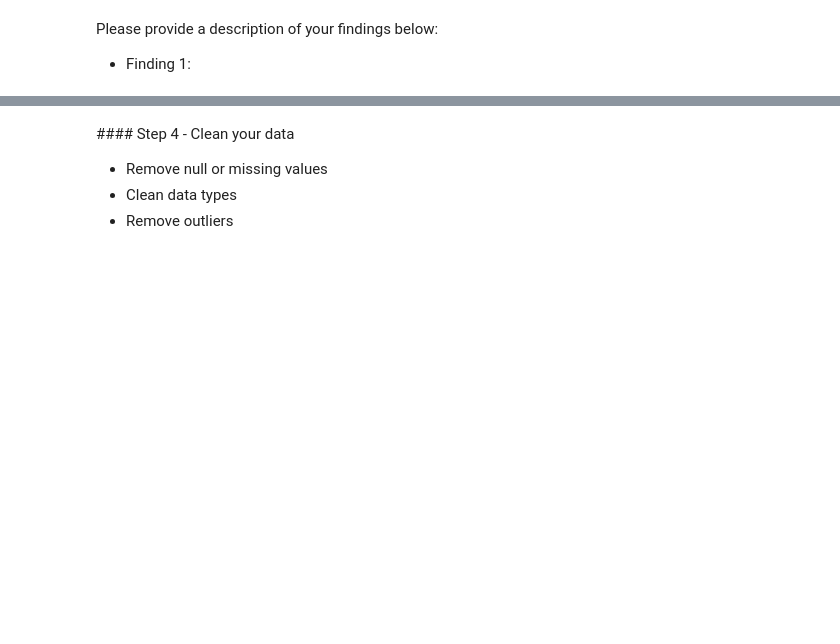
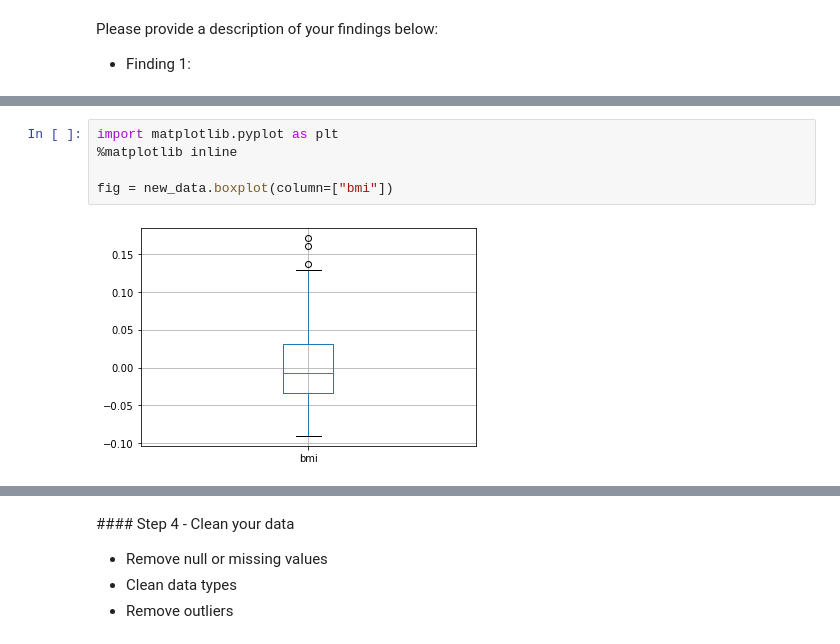
Before and after one commit to robertvatasoiu/ds-homework, a Jupyter notebook: homework4-ds/homework4.ipynb, the cells around one changed output, grey strips where cells are left out. Drawn from its saved outputs; the diff is of its cells as text; blank space fills up the shorter version.

```diff
--- a/homework4-ds/homework4.ipynb
+++ b/homework4-ds/homework4.ipynb
@@ -57,0 +209,7 @@ Please provide a description of your findings below:
+# %%
+import matplotlib.pyplot as plt
+%matplotlib inline
+
+fig = new_data.boxplot(column=["bmi"])
+# %% [output]
+[figure, added]
```
Also changed, not shown: parts of 44 cells of this notebook.
